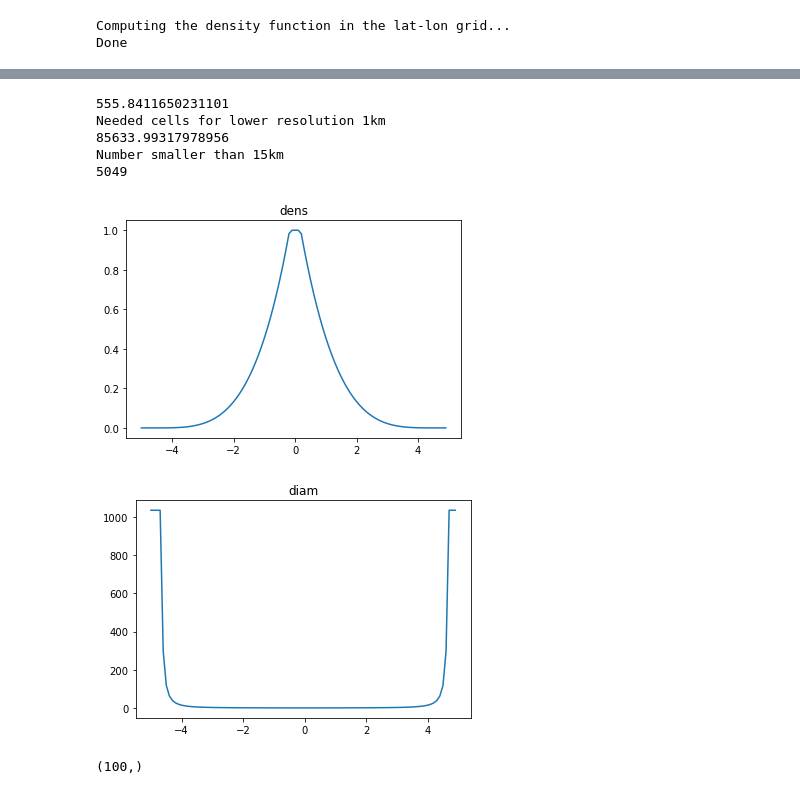
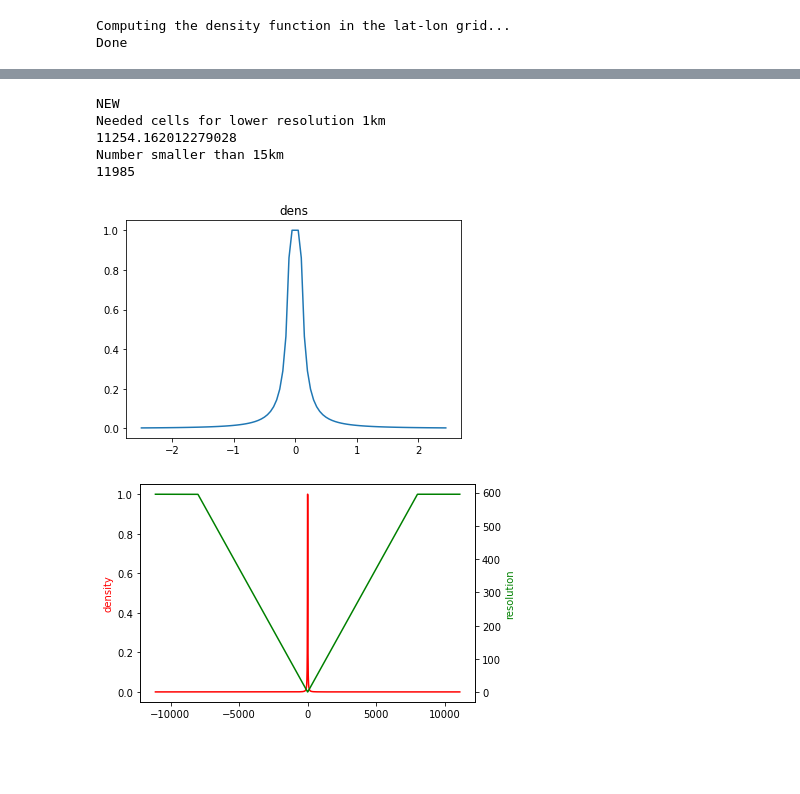
Before and after one commit to marta-gil/iModel, a Jupyter notebook: density-2-res.ipynb, the cells around one changed output, grey strips where cells are left out. Saved outputs shown, nothing was run; the diff lists cells and outputs as text; code cells hidden in the pictures; blank space fills up the shorter version.

```diff
--- a/density-2-res.ipynb
+++ b/density-2-res.ipynb
@@ -120,18 +154,23 @@ plt.close()
 N_cells = 160000
 step = 0.1
 lats0 = np.arange(-50.0, 50.0, step)
-lons0 = np.arange(-100.0, 100.0, step)
+lons0 = np.arange(-180.0, 180.0, step)
 
 lons, lats = np.meshgrid(lons0, lats0)
 
-def areas(lat, lon, step=0.1):
-    stepv = np.full(lat.shape, step)
-    latsY = stepv*110
-    lonsX = step*110*abs(np.cos(np.radians(lats)))
-    area = latsY*lonsX
+def areas(lon, lat, step=0.1):
+    area1 = (step*110)**2*abs(np.cos(np.radians(lat)))
+    area = np.tile(area1, (lon.shape[0], 1)).transpose()
     return area
 
-area = areas(lons, lats, step=step)
+area = areas(lons0, lats0, step=step)
+
+fig, ax = plt.subplots()
+im = ax.pcolormesh(lons, lats, area, shading='nearest', cmap='winter')
+ax.set_aspect('equal')
+fig.colorbar(im, ax=ax)
+plt.show()
+
 
 # compute the density function in the lat-lon grid
 print("Computing the density function in the lat-lon grid...")
@@ -203,22 +244,18 @@ plt.close()
 # %%
-def dens2res(N_cells, step=0.1, gammas=20,
-             radkm=100, epsilons=8000, plot=True):
+def dens2res(N_cells, step=0.1, plot=True, **kwargs):
 
-    lats0 = np.arange(-50.0, 50.0, step)
+    lats0 = np.arange(-100.0, 100.0, step)
     lons0 = np.arange(-100.0, 100.0, step)
 
     lons, lats = np.meshgrid(lons0, lats0)
 
-    area = areas(lons, lats, step=step)
+    area = areas(lons0, lats0, step=step)
 
-    dens = density_function(lats, lons,
-                            gammas=gammas,
-                            radkm=radkm,
-                            epsilons=epsilons)
+    dens = density_function(lats, lons, **kwargs)
 
     sum_dens = dens.sum()
-    print(sum_dens)
 
+    # old method
     neededNcells = (2*110*step)**2/np.pi * sum_dens
 
     print('Needed cells for lower resolution 1km')
@@ -226,44 +263,63 @@ def dens2res(N_cells, step=0.1, gammas=20,
 
     cells_by_point = dens*N_cells/sum_dens
 
     area_cells = area/cells_by_point
 
     resolution_cells = 2*np.sqrt(area_cells/np.pi)
 
     print('Number smaller than 15km')
     print((resolution_cells < 15.0).sum())
 
     if plot:
         rangedens= dens[len(lats0)//2, len(lons0)//2-50:len(lons0)//2+50]
         plt.plot(lons0[len(lons0)//2-50:len(lons0)//2+50], rangedens)
         plt.title("dens")
         plt.show()
         plt.close()
 
+        dists = lons0*111
+
+        plt.plot(dists, dens[len(lats0)//2,:], 'red')
+        plt.ylabel('density')
+        plt.gca().yaxis.label.set_color('red')
+        ax2 = plt.gca().twinx()
+        ax2.plot(dists, resolution_cells[len(lats0)//2,:], 'green')
+        ax2.yaxis.label.set_color('green')
+        ax2.set_ylabel('resolution')
+        plt.show()
+        plt.close()
+
+        rangedists = dists[len(lons0)//2-50:len(lons0)//2+50]
         rangeres= resolution_cells[len(lats0)//2, len(lons0)//2-50:len(lons0)//2+50]
-        plt.plot(lons0[len(lons0)//2-50:len(lons0)//2+50], rangeres)
+
+        plt.plot(rangedists, rangeres)
         plt.title("diam")
         plt.show()
         plt.close()
 
-        rangeres= resolution_cells[len(lats0)//2, len(lons0)//2-50:len(lons0)//2+50]
-        print(rangeres.shape)
-        lonX = lons0[len(lons0)//2-50:len(lons0)//2+50]*111
-        plt.plot(lonX, rangeres)
-        plt.ylim(0, 20)
-        plt.title("diam")
+        plt.plot(rangedists, rangedens, 'red')
+        plt.gca().yaxis.label.set_color('red')
+        plt.ylabel('density')
+        ax2 = plt.gca().twinx()
+        ax2.plot(rangedists, rangeres, 'green')
+        ax2.yaxis.label.set_color('green')
+        ax2.set_ylabel('resolution')
         plt.show()
         plt.close()
 
     return resolution_cells
 
-res = dens2res(500000, step=0.1, gammas=50, radkm=20, epsilons=500)
+print('NEW')
+res = dens2res(10000, step=0.05, radkm=10, resmin=1.0,
+               epsilons=8000, reslim = 16.0, xlim = 300.0)
+
+#print('OLD')
+#res = dens2res(163842, step=0.05, radkm=10, epsilons=3000, gammas=20, mode='old')
 # %% [output]
-555.8411650231101
+NEW
 Needed cells for lower resolution 1km
-85633.99317978956
+11254.162012279028
 Number smaller than 15km
-5049
+11985
-[figure, old version]
+[figure, new version]
-[figure, old version]
+[figure, new version]
-(100,)
```
Also changed, not shown: parts of 8 cells of this notebook, 4 other files.
